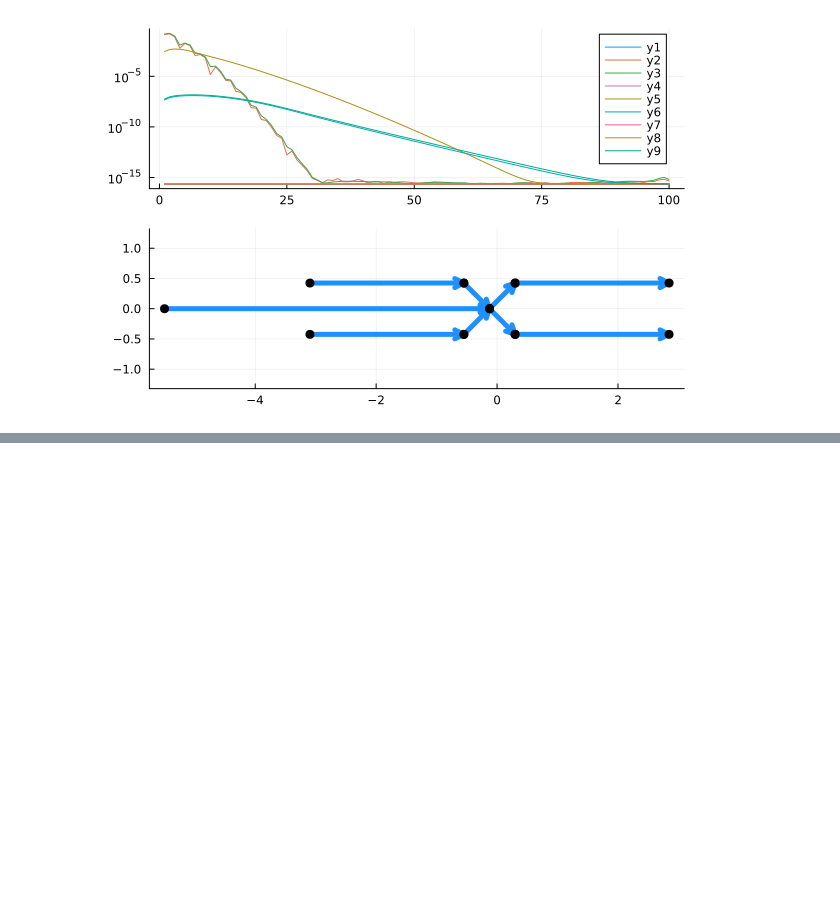
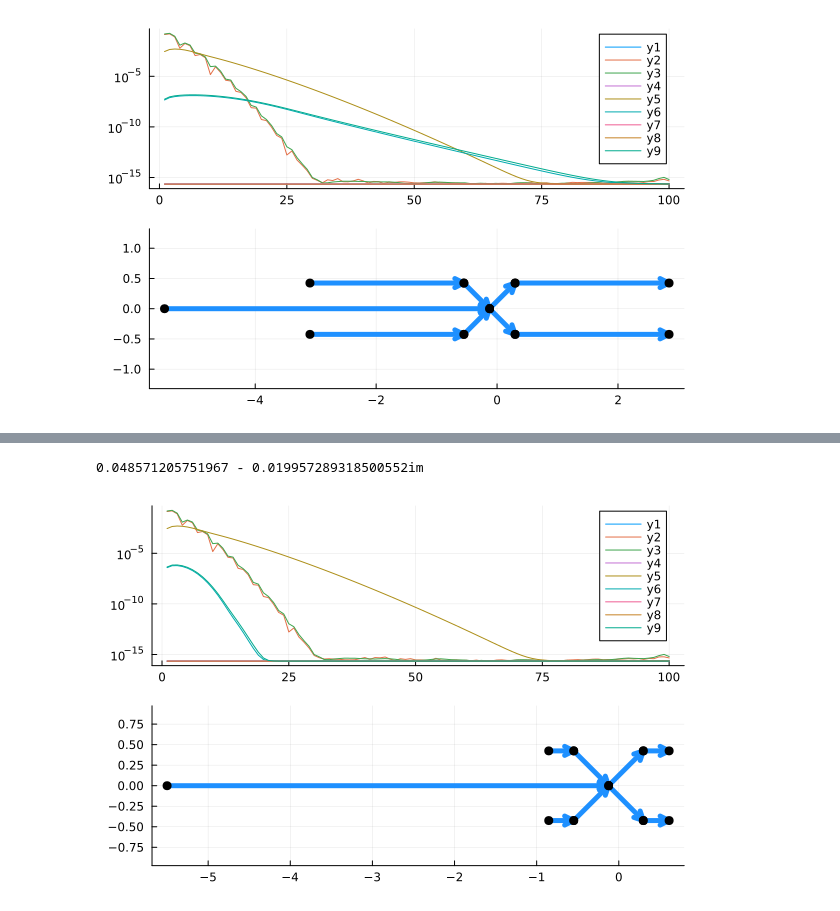
Before and after one commit to tomtrogdon/OperatorApproximation.jl, a Jupyter notebook: notebooks/The defocusing NLS equation.ipynb, the cells around one changed output, grey strips where cells are left out. Cells and saved outputs as stored; diff of their text form; code cells hidden in the pictures; blank space fills up the shorter version.

```diff
--- a/notebooks/The defocusing NLS equation.ipynb
+++ b/notebooks/The defocusing NLS equation.ipynb
@@ -44,15 +58,13 @@ H₀(L) = [-L+im -1+im;
 
 Γ = vcat(Γ₀(0,rad) .+ z₀, [-5.5 z₀], H₀(7)*rad .+ z₀)
 J = [P,M,U,L,D,U,L,P,M]
-RHP = RHSolver(Γ,J);
+rhp = RHP(Γ,J);
+rhp_solver = RHSolver(rhp)
 c = [1 0]
-u = RHP(c,1800)
+u = rhp_solver(c,1800)
 pc = coefplot(u[2])
-1/pi*sum(u[2]) |> display
-
-
+ 1/pi*sum(u[2]) |> display
 pdom = domainplot(u[2])
-
 plot(pc,pdom,layout = (2,1))
 # %% [output]
 0.0485712057543881 - 0.01995728931073724im
@@ -60,3 +86,21 @@ plot(pc,pdom,layout = (2,1))
+# %%
+Lsamp = z -> 10*r(z)*exp(im*θ(z))
+Dsamp = z -> 1-r(z)r̄(z)
+Usamp = z -> 10*r̄(z)*exp(-im*θ(z))
+Psamp = z -> 10*r(z)*exp(im*θ(z))
+Msamp = z -> 10*r̄(z)*exp(-im*θ(z))
+Jsamp = [Psamp,Msamp,Usamp,Lsamp,Dsamp,Usamp,Lsamp,Psamp,Msamp]
+
+rhptrunc = adapt(rhp,Jsamp,1e-8);
+rhptrunc_solver = RHSolver(rhptrunc);
+u = rhptrunc_solver(c,1800)
+pc = coefplot(u[2])
+1/pi*sum(u[2]) |> display
+pdom = domainplot(u[2])
+plot(pc,pdom,layout = (2,1))
+# %% [output]
+0.048571205751967 - 0.019957289318500552im
+[figure, added]
 # %%
 x,t = 5.0,8.0
 θ = z -> 4t*z^2+2x*z
```
Also changed, not shown: parts of 6 cells of this notebook, 3 other files.
